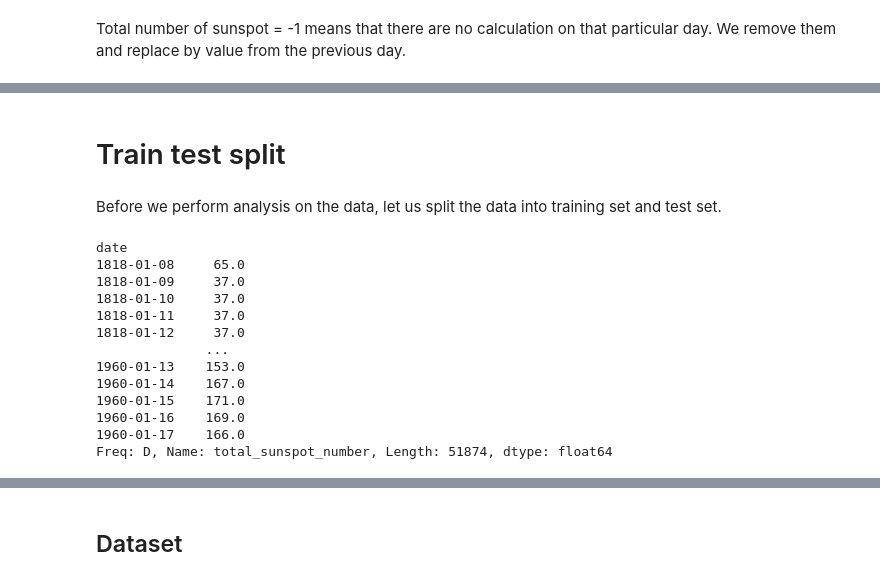
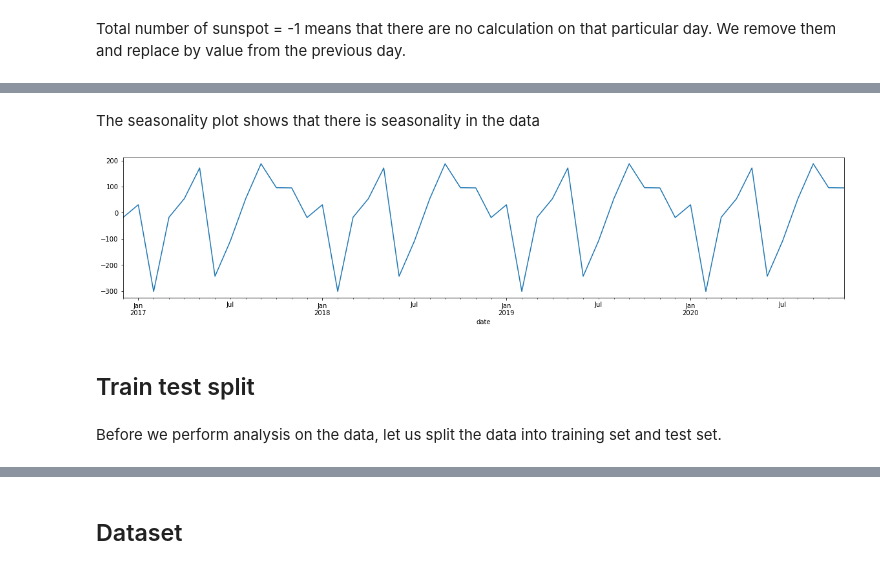
Before and after one commit to CertifaiAI/time-series-labs, a Jupyter notebook: notebook/Solution/Seq2seq Sunspot.ipynb, the cells around one changed output, grey strips where cells are left out. Cells and saved outputs as stored; diff of their text form; code cells hidden in the pictures.

Commit message:
Add seq2seq examples
add Seq2Seq Basics and Sunspot example

```diff
--- a/notebook/Solution/Seq2seq Sunspot.ipynb
+++ b/notebook/Solution/Seq2seq Sunspot.ipynb
@@ -80,4 +83,12 @@ ts.plot(figsize=(20,4))
+# %% [markdown]
+The seasonality plot shows that there is seasonality in the data
+# %%
+result = seasonal_decompose(ts, model='additive')
+result.seasonal[-12*4:].plot(figsize=(20, 4))
+plt.show()
+# %% [output]
+[figure, added]
 # %% [markdown]
-# Train test split
+## Train test split
 # %% [markdown]
 Before we perform analysis on the data, let us split the data into training set and test set.
@@ -86,16 +94,0 @@ train_set, test_set= np.split(ts, [int(.70 *len(ts))])
-# %%
-train_set
-# %% [output]
-date
-1818-01-08     65.0
-1818-01-09     37.0
-1818-01-10     37.0
-1818-01-11     37.0
-1818-01-12     37.0
-              ...
-1960-01-13    153.0
-1960-01-14    167.0
-1960-01-15    171.0
-1960-01-16    169.0
-1960-01-17    166.0
-Freq: D, Name: total_sunspot_number, Length: 51874, dtype: float64
```
Also changed, not shown: parts of 35 cells of this notebook, 3 other files.
